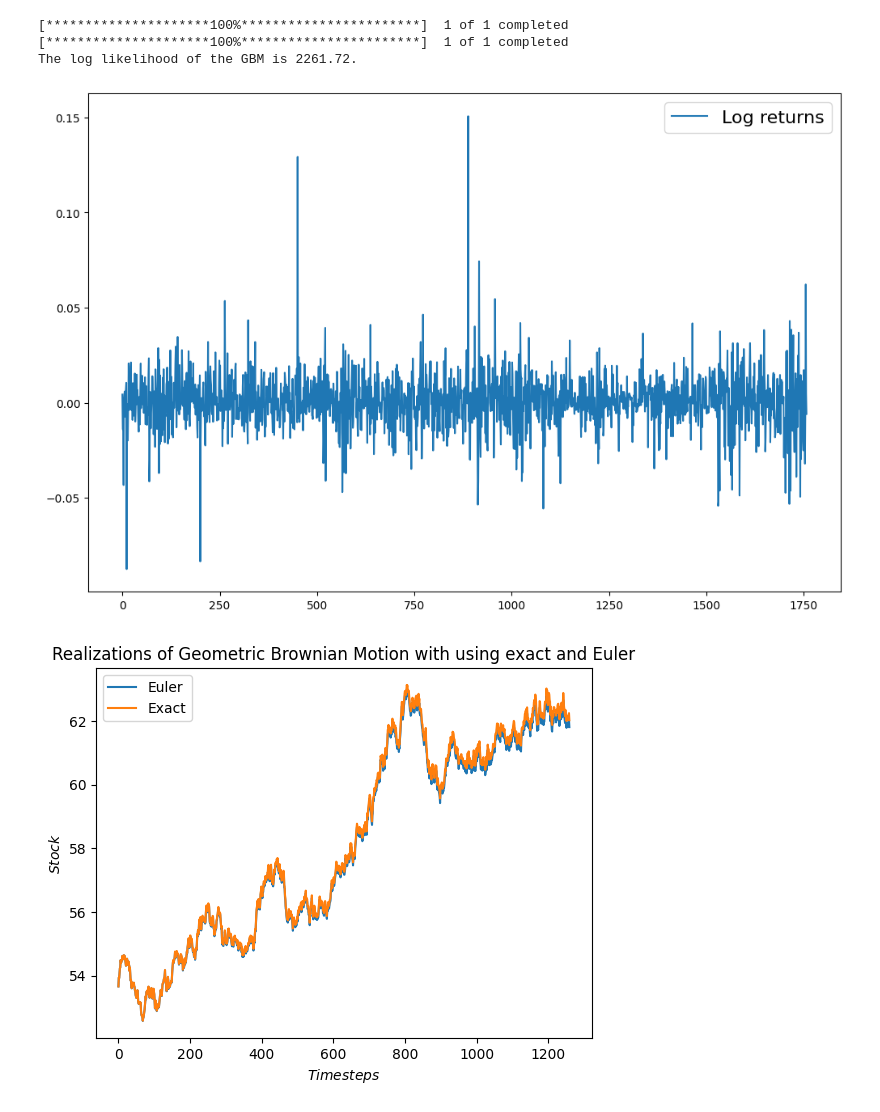
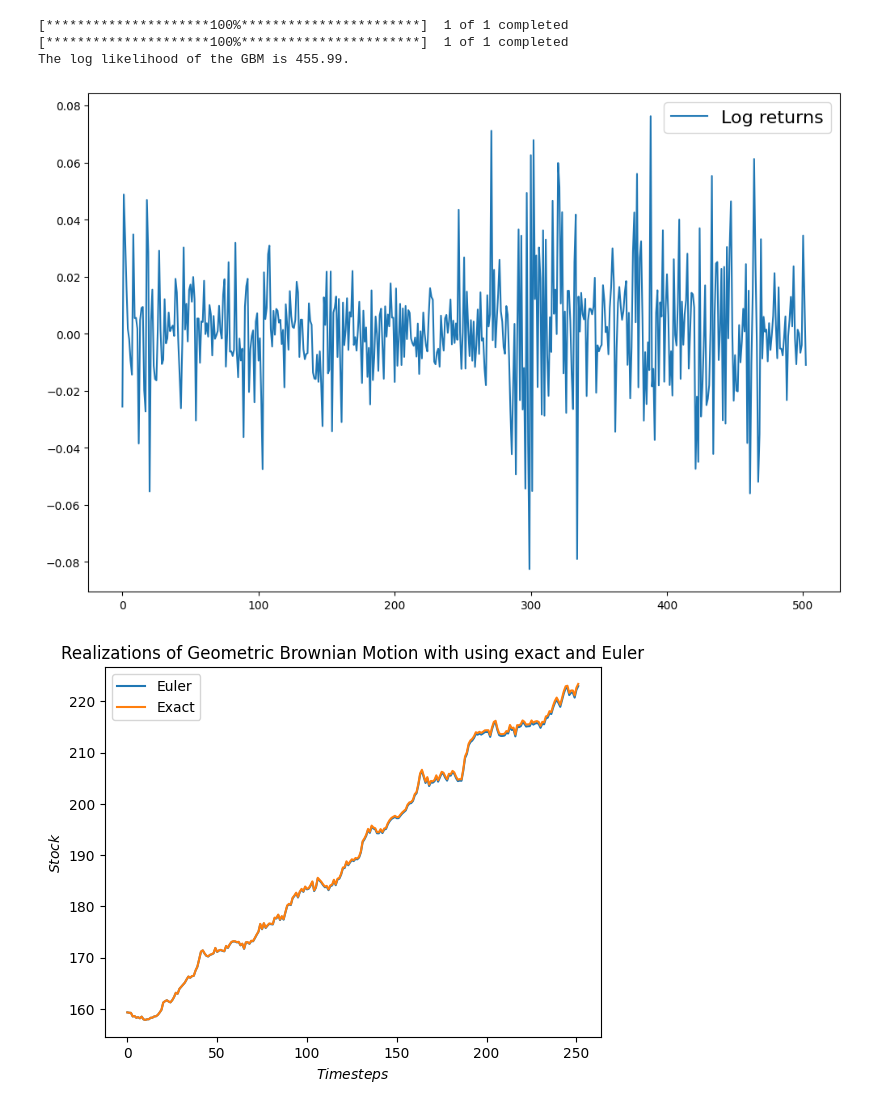
Before and after one commit to ferkofodor-dtu/AFA, a Jupyter notebook: final_project/final.ipynb, the cells around one changed output. Drawn from its saved outputs; the diff is of its cells as text; code cells hidden in the pictures.

```diff
--- a/final_project/final.ipynb
+++ b/final_project/final.ipynb
@@ -9,40 +9,40 @@ import matplotlib.pyplot as plt
 import pandas as pd
 
 # Download the data.
-stock = "GOOGL"
-data = yf.download(stock, start="2012-01-01", end="2018-12-31")
-data_future = yf.download(stock, start="2018-01-01", end="2022-12-31")
+stock = "AMZN"
+data = yf.download(stock, start="2019-01-01", end="2020-12-31")
+data_future = yf.download(stock, start="2021-01-01", end="2021-12-31")
 
 # Extract the adjusted closing prices.
 prices = data["Adj Close"].values
 prices_future = data_future["Adj Close"].values
 
 # Compute the log returns.
 log_returns = np.log(prices[1:]/prices[:-1])
 log_returns_future = np.log(prices_future[1:]/prices_future[:-1])
 
 # Set the time step.
 dt = 1/252
 
 # Estimate the parameters of the GBM.
 mu, sigma = estimate_gbm_parameters(prices, dt)
 
 
 # Compute the log likelihood of the GBM.
 ll = log_likelihood(np.array([mu, sigma]), prices_future, dt)
 print(f"The log likelihood of the GBM is {ll:.2f}.")
 
 
 # Plot the log returns.
 plt.figure(figsize=(12, 8))
 plt.plot(log_returns, label="Log returns")
 plt.legend(fontsize=16)
 plt.show()
 # %% [output]
 [*********************100%***********************]  1 of 1 completed
 [*********************100%***********************]  1 of 1 completed
-The log likelihood of the GBM is 2261.72.
+The log likelihood of the GBM is 455.99.
-[figure, old version]
+[figure, new version]
 # %%
 # Compare
 
@@ -71,7 +71,7 @@ plt.title(
 )
 plt.show()
 # %% [output]
-[figure, old version]
+[figure, new version]
 # %%
 import numpy as np
 import matplotlib.pyplot as plt
```
Also changed, not shown: parts of 53 cells of this notebook, 4 other files.
